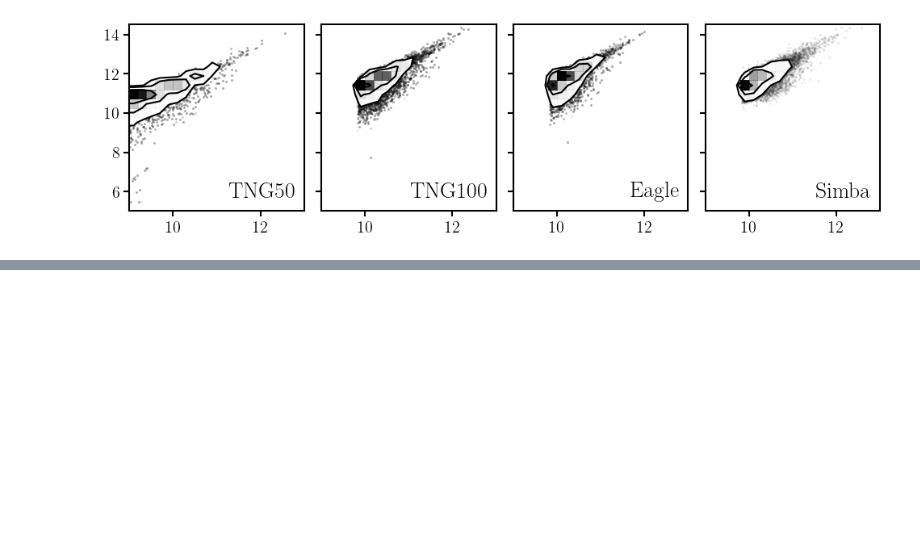
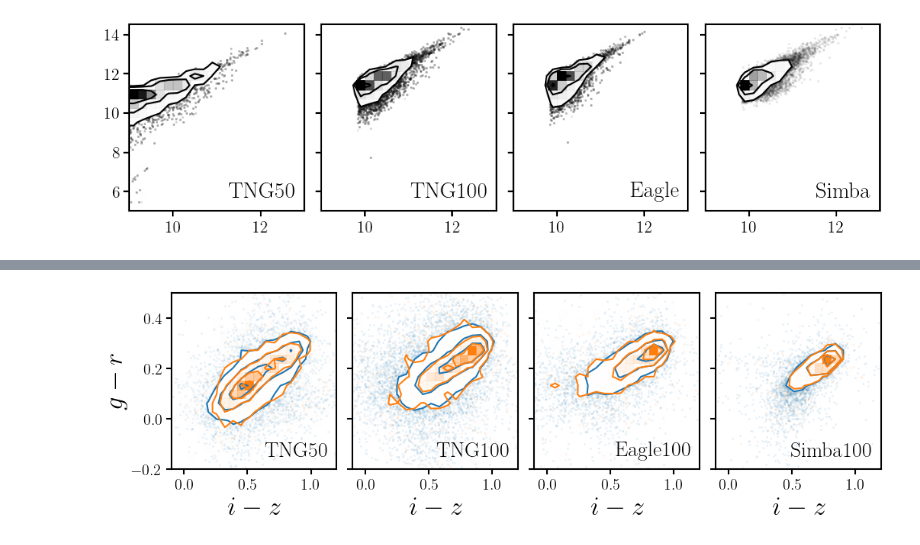
Before and after one commit to galactic-ai/haloflow, a Jupyter notebook: bin/data/preprocess_hf2.ipynb, the cells around one changed output, grey strips where cells are left out. Cells and saved outputs as stored; diff of their text form; code cells hidden in the pictures; blank space fills up the shorter version.

```diff
--- a/bin/data/preprocess_hf2.ipynb
+++ b/bin/data/preprocess_hf2.ipynb
@@ -42,0 +71,24 @@ fig.subplots_adjust(wspace=0.1)
+# %%
+fig = plt.figure(figsize=(12,3))
+for i, sim in enumerate(['TNG50', 'TNG100', 'Eagle100', 'Simba100']):
+    sub = fig.add_subplot(1,4,i+1)
+
+    _, X_train = D.hf2_centrals('train', 'mags', sim=sim)
+    _, X_test = D.hf2_centrals('test', 'mags', sim=sim)
+
+    # g-r - i-z
+    _ = DFM.hist2d(X_train[:,0] - X_train[:,1], X_train[:,2] - X_train[:,4], range=[(-0.1, 1.2), (-0.2, 0.5)],
+                   color='C0')
+    _ = DFM.hist2d(X_test[:,0] - X_test[:,1], X_test[:,2] - X_test[:,4], range=[(-0.1, 1.2), (-0.2, 0.5)],
+                   color='C1')
+
+    sub.plot([], [], label='Train')
+    sub.plot([], [], label='Test')
+    sub.text(0.95, 0.05, sim, transform=sub.transAxes, ha='right', va='bottom', fontsize=20)
+    if i > 0: sub.set_yticklabels([])
+    if i == 0: sub.set_ylabel(r'$g-r$', fontsize=25)
+    sub.set_xlabel(r'$i-z$', fontsize=25)
+
+fig.subplots_adjust(wspace=0.1)
+# %% [output]
+[figure, added]
```
Also changed, not shown: parts of 4 cells of this notebook, 2 other files.
